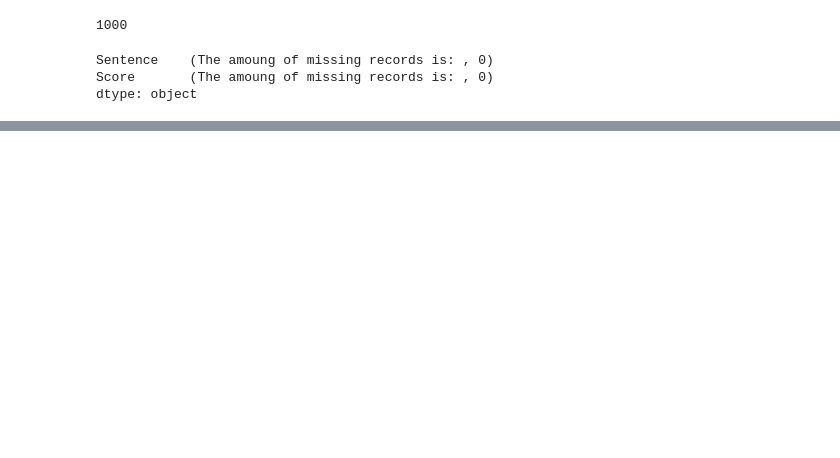
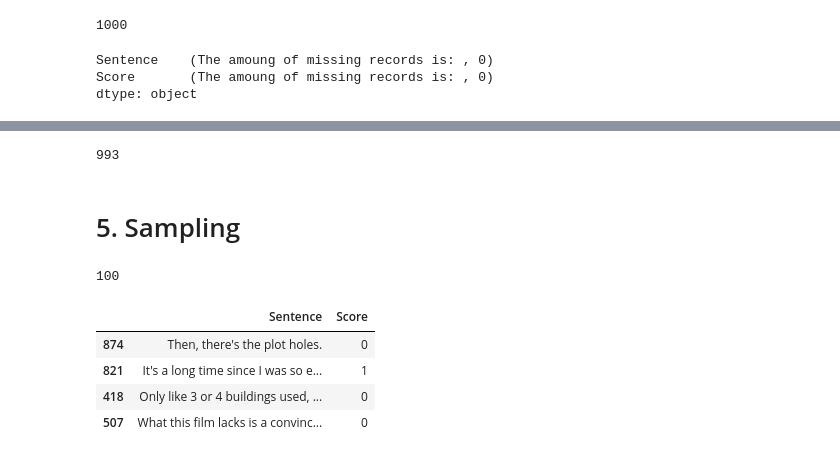
Before and after one commit to orison09/data_mining_hw_1, a Jupyter notebook: hw_1.ipynb, the cells around one changed output, grey strips where cells are left out. Cells and saved outputs as stored; diff of their text form; code cells hidden in the pictures; blank space fills up the shorter version.

```diff
--- a/hw_1.ipynb
+++ b/hw_1.ipynb
@@ -265,0 +338,6 @@ dtype: object
+# %%
+len(X)
+# %% [output]
+993
+# %% [markdown]
+# 5. Sampling
@@ -265,0 +346,12 @@ dtype: object
+# %%
+len(X_sample)
+# %% [output]
+100
+# %%
+X_sample[0:4]
+# %% [output]
+|  | Sentence | Score |
+| 874 | Then, there's the plot holes. | 0 |
+| 821 | It's a long time since I was so e... | 1 |
+| 418 | Only like 3 or 4 buildings used, ... | 0 |
+| 507 | What this film lacks is a convinc... | 0 |
```
Also changed, not shown: parts of 21 cells of this notebook.
